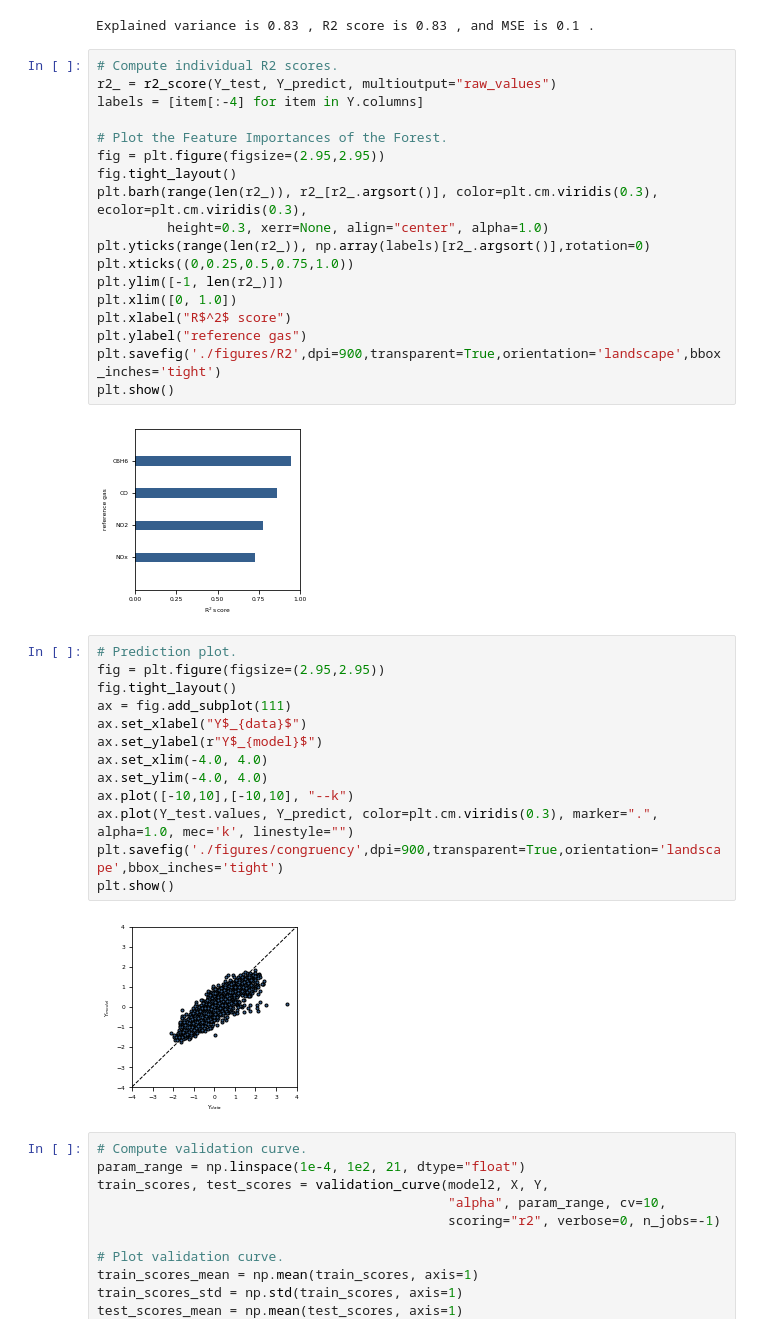
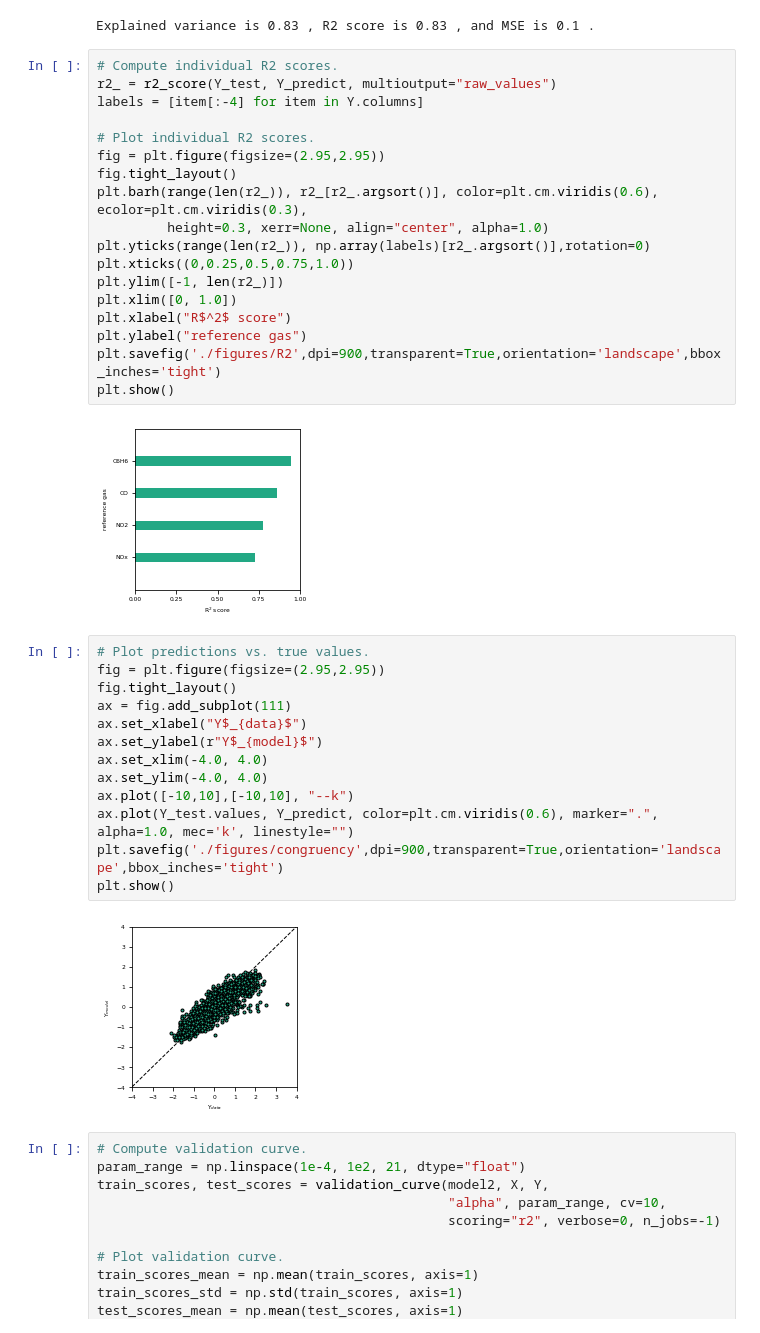
Before and after one commit to gtancev/Chemical-Sensor-Data, a Jupyter notebook: NN_sklearn/main_NN.ipynb, the cells around one changed output. Saved outputs shown, nothing was run; the diff lists cells and outputs as text.

```diff
--- a/NN_sklearn/main_NN.ipynb
+++ b/NN_sklearn/main_NN.ipynb
@@ -175,25 +175,25 @@ Explained variance is 0.83 , R2 score is 0.83 , and MSE is 0.1 .
 # %%
 # Compute individual R2 scores.
 r2_ = r2_score(Y_test, Y_predict, multioutput="raw_values")
 labels = [item[:-4] for item in Y.columns]
 
-# Plot the Feature Importances of the Forest.
+# Plot individual R2 scores.
 fig = plt.figure(figsize=(2.95,2.95))
 fig.tight_layout()
-plt.barh(range(len(r2_)), r2_[r2_.argsort()], color=plt.cm.viridis(0.3), ecolor=plt.cm.viridis(0.3),
+plt.barh(range(len(r2_)), r2_[r2_.argsort()], color=plt.cm.viridis(0.6), ecolor=plt.cm.viridis(0.3),
          height=0.3, xerr=None, align="center", alpha=1.0)
 plt.yticks(range(len(r2_)), np.array(labels)[r2_.argsort()],rotation=0)
 plt.xticks((0,0.25,0.5,0.75,1.0))
 plt.ylim([-1, len(r2_)])
 plt.xlim([0, 1.0])
 plt.xlabel("R$^2$ score")
 plt.ylabel("reference gas")
 plt.savefig('./figures/R2',dpi=900,transparent=True,orientation='landscape',bbox_inches='tight')
 plt.show()
 # %% [output]
-[figure, old version]
+[figure, new version]
 # %%
-# Prediction plot.
+# Plot predictions vs. true values.
 fig = plt.figure(figsize=(2.95,2.95))
 fig.tight_layout()
 ax = fig.add_subplot(111)
@@ -202,11 +202,11 @@ ax.set_ylabel(r"Y$_{model}$")
 ax.set_xlim(-4.0, 4.0)
 ax.set_ylim(-4.0, 4.0)
 ax.plot([-10,10],[-10,10], "--k")
-ax.plot(Y_test.values, Y_predict, color=plt.cm.viridis(0.3), marker=".", alpha=1.0, mec='k', linestyle="")
+ax.plot(Y_test.values, Y_predict, color=plt.cm.viridis(0.6), marker=".", alpha=1.0, mec='k', linestyle="")
 plt.savefig('./figures/congruency',dpi=900,transparent=True,orientation='landscape',bbox_inches='tight')
 plt.show()
 # %% [output]
-[figure, old version]
+[figure, new version]
 # %%
 # Compute validation curve.
 param_range = np.linspace(1e-4, 1e2, 21, dtype="float")
```
Also changed, not shown: parts of 3 cells of this notebook.
